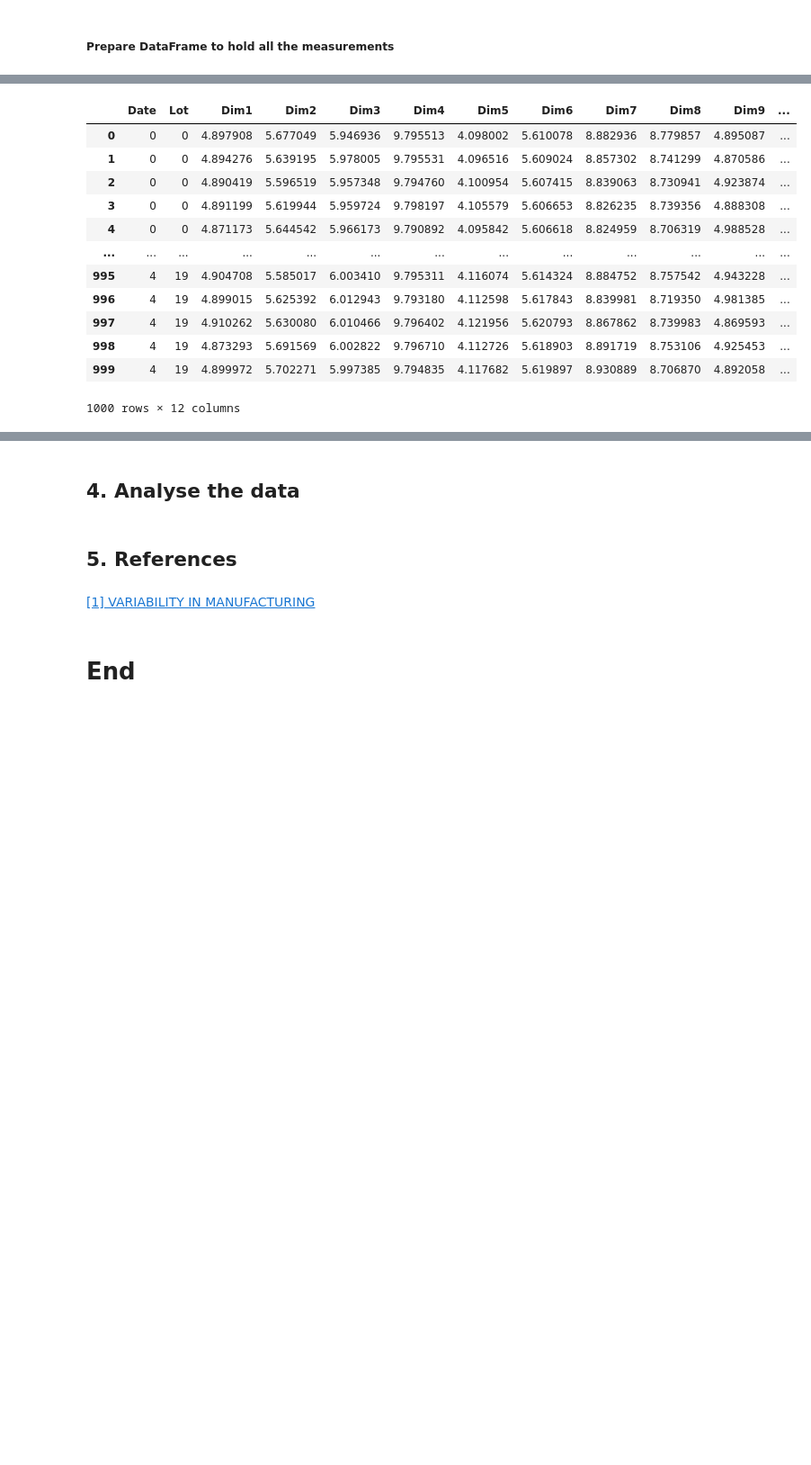
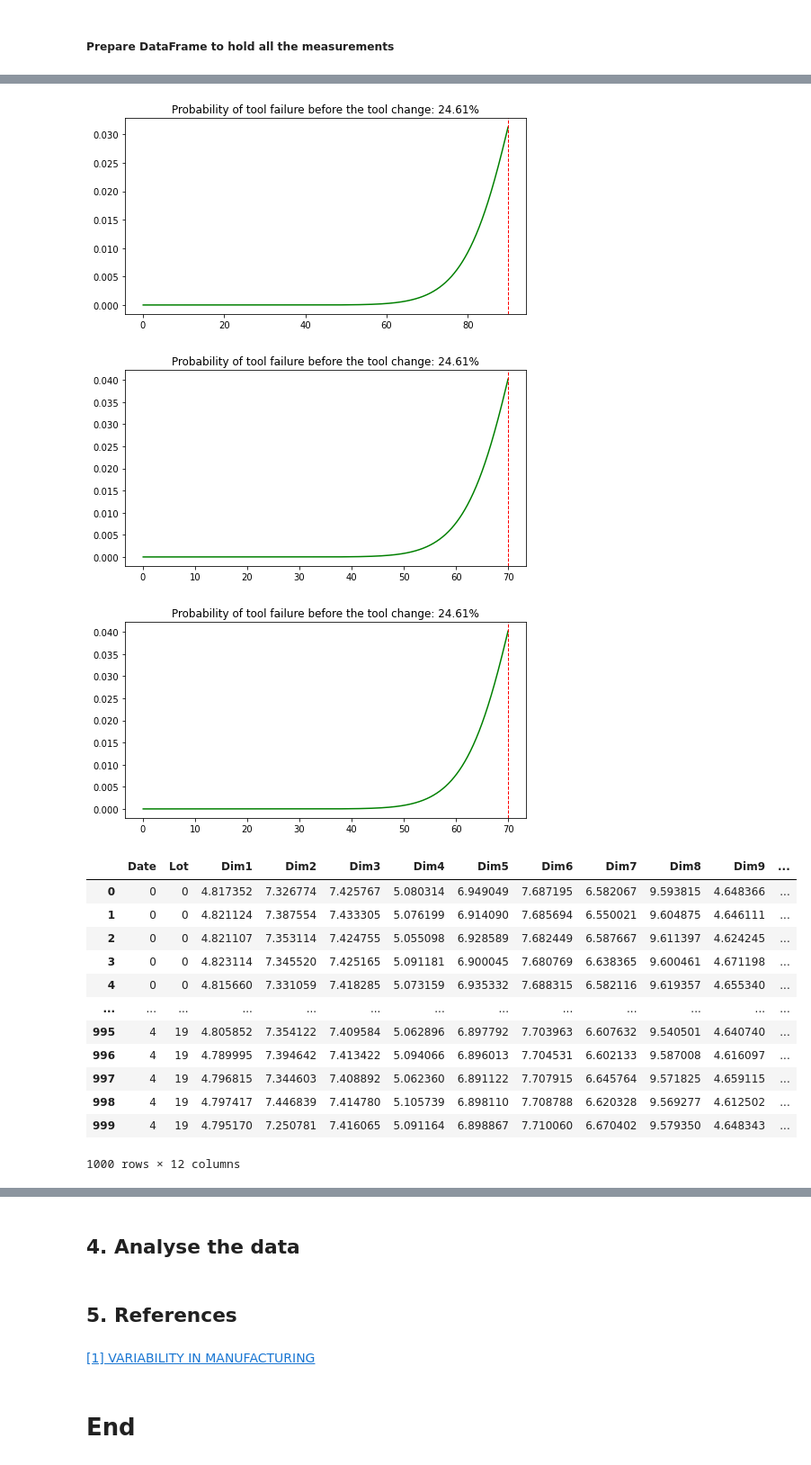
Before and after one commit to przemekbil/PfDA_2021_project, a Jupyter notebook: Project.ipynb, the cells around one changed output, grey strips where cells are left out. Shown at 90% size. Saved outputs shown, nothing was run; the diff lists cells and outputs as text; code cells hidden in the pictures; blank space fills up the shorter version.

```diff
--- a/Project.ipynb
+++ b/Project.ipynb
@@ -543,5 +554,25 @@ dim_def['USL'] = dim_def['Nominal']+dim_def['tolerance']
 
 dim_def['Cp'] = rng.normal(2, 0.5, n_dim)
 
+# number of parts made by single tool will be pooled from natural numbers between 1 and 9:
+dim_def['lots_per_tool'] = rng.choice(range(1,10), n_dim)
+
+# tool lolerance will be randomly selected from th efollowing list:
+dim_def['tool_tol '] = rng.choice([0.01, 0.02, 0.04], n_dim)
+
+# max tool wear per tool
+dim_def['max_tool_wear'] = rng.choice([0.01, 0.02, 0.04], n_dim)
+
+
+
+
+
+# Tool failure probability from Webul distribution
+a = 12
+dim_def['tool_weibul_a'] = a
+dim_def['tool_weibul_loc'] = parts_in_lot * dim_def['lots_per_tool'] * 0.1
+dim_def['tool_weibul_scale'] = parts_in_lot * dim_def['lots_per_tool']
+dim_def['tool_failure_prob'] = weibull_min.cdf(parts_in_lot * dim_def['lots_per_tool'], a, loc=dim_def['tool_weibul_loc'], scale=dim_def['tool_weibul_scale'])
+
 dim_def
 # %% [output]
@@ -596,6 +616,17 @@ for row, index in dim_def.iterrows():
     mean = index[0]
     tol = index[1] * 2
     cp = index[4]
+    # Tool parameters:
+    lots_per_tool = int(index[5])
+    tool_tol = index[6]
+    max_tool_wear = index[7]
+    # Tool failure Weibull distribution parameters
+    # Shape parameter
+    a = index[8]
+    # scale parameter
+    mu = index[9]
+    # location parameter
+    lam = index[10]
 
     # Simulate the effect of proces not being centered at the nominal
     # The mean of such process would be pooled from normal distribution:
@@ -622,17 +653,8 @@ for row, index in dim_def.iterrows():
 
     #ADD TOOL CHANGE VARIATION and EFFECT OF A TOOL WEAR
 
-    # number of parts made by single tool will be pooled from natural numbers between 1 and 9:
-    lots_per_tool = rng.choice(range(1,10))
-    # tool lolerance will be randomly selected from th efollowing list:
-    tool_tol = rng.choice([0.01, 0.02, 0.04])
-
-    # Tool wear parameters
-    max_tool_wear = rng.choice([0.01, 0.02, 0.04])
     # Calculate the tool wear assuming linear tool-wear model
     inc_wear = max_tool_wear/(nr_in_lot * lots_per_tool)
-
-
 
     # Distribution of changes in tool sizes will be pooled from uniform distribution from interval -tool_tol to 0
     nr_of_tools = int(np.ceil(nr_lots * n_days/lots_per_tool))
@@ -653,6 +675,21 @@ for row, index in dim_def.iterrows():
                 break
 
 
+    # ADD EFFECT OF EARLY TOOL FAILURE
+
+
+    # Round down to the nearest integer
+    tool_life = np.floor(weibull_min.rvs(a, loc=mu, scale=lam, size=nr_of_tools))
+
+    # define the x axis of the plot
+    x = np.arange(1, 1000.)/1000. * parts_in_lot * lots_per_tool
+
+    y = weibull_min.pdf(x, index[8], loc=index[9], scale=index[10])
+    plt.plot(x, y, color='green', label='Scaled cdf')
+    plt.title('Probability of tool failure before the tool change: {:.2%}'.format(index[11]))
+    plt.axvline(nr_in_lot * lots_per_tool, color='r', linestyle='dashed', linewidth=1)
+    plt.show()
+
     # ADD EFFECT OF COMMON CAUSES VARIATION AND ALL SPECIAL CAUSES
 
     # Create a 'measured' column by adding a batch-to-batch variation to the base ccv dimensions
@@ -665,15 +709,18 @@ all_dims
+[figure, added]
+[figure, added]
+[figure, added]
 |  | Date | Lot | Dim1 | Dim2 | Dim3 | Dim4 | Dim5 | Dim6 | Dim7 | Dim8 | Dim9 | ... |
-| 0 | 0 | 0 | 4.897908 | 5.677049 | 5.946936 | 9.795513 | 4.098002 | 5.610078 | 8.882936 | 8.779857 | 4.895087 | ... |
-| 1 | 0 | 0 | 4.894276 | 5.639195 | 5.978005 | 9.795531 | 4.096516 | 5.609024 | 8.857302 | 8.741299 | 4.870586 | ... |
-| 2 | 0 | 0 | 4.890419 | 5.596519 | 5.957348 | 9.794760 | 4.100954 | 5.607415 | 8.839063 | 8.730941 | 4.923874 | ... |
-| 3 | 0 | 0 | 4.891199 | 5.619944 | 5.959724 | 9.798197 | 4.105579 | 5.606653 | 8.826235 | 8.739356 | 4.888308 | ... |
-| 4 | 0 | 0 | 4.871173 | 5.644542 | 5.966173 | 9.790892 | 4.095842 | 5.606618 | 8.824959 | 8.706319 | 4.988528 | ... |
+| 0 | 0 | 0 | 4.817352 | 7.326774 | 7.425767 | 5.080314 | 6.949049 | 7.687195 | 6.582067 | 9.593815 | 4.648366 | ... |
+| 1 | 0 | 0 | 4.821124 | 7.387554 | 7.433305 | 5.076199 | 6.914090 | 7.685694 | 6.550021 | 9.604875 | 4.646111 | ... |
+| 2 | 0 | 0 | 4.821107 | 7.353114 | 7.424755 | 5.055098 | 6.928589 | 7.682449 | 6.587667 | 9.611397 | 4.624245 | ... |
+| 3 | 0 | 0 | 4.823114 | 7.345520 | 7.425165 | 5.091181 | 6.900045 | 7.680769 | 6.638365 | 9.600461 | 4.671198 | ... |
+| 4 | 0 | 0 | 4.815660 | 7.331059 | 7.418285 | 5.073159 | 6.935332 | 7.688315 | 6.582116 | 9.619357 | 4.655340 | ... |
 | ... | ... | ... | ... | ... | ... | ... | ... | ... | ... | ... | ... | ... |
-| 995 | 4 | 19 | 4.904708 | 5.585017 | 6.003410 | 9.795311 | 4.116074 | 5.614324 | 8.884752 | 8.757542 | 4.943228 | ... |
-| 996 | 4 | 19 | 4.899015 | 5.625392 | 6.012943 | 9.793180 | 4.112598 | 5.617843 | 8.839981 | 8.719350 | 4.981385 | ... |
-| 997 | 4 | 19 | 4.910262 | 5.630080 | 6.010466 | 9.796402 | 4.121956 | 5.620793 | 8.867862 | 8.739983 | 4.869593 | ... |
-| 998 | 4 | 19 | 4.873293 | 5.691569 | 6.002822 | 9.796710 | 4.112726 | 5.618903 | 8.891719 | 8.753106 | 4.925453 | ... |
-| 999 | 4 | 19 | 4.899972 | 5.702271 | 5.997385 | 9.794835 | 4.117682 | 5.619897 | 8.930889 | 8.706870 | 4.892058 | ... |
+| 995 | 4 | 19 | 4.805852 | 7.354122 | 7.409584 | 5.062896 | 6.897792 | 7.703963 | 6.607632 | 9.540501 | 4.640740 | ... |
+| 996 | 4 | 19 | 4.789995 | 7.394642 | 7.413422 | 5.094066 | 6.896013 | 7.704531 | 6.602133 | 9.587008 | 4.616097 | ... |
+| 997 | 4 | 19 | 4.796815 | 7.344603 | 7.408892 | 5.062360 | 6.891122 | 7.707915 | 6.645764 | 9.571825 | 4.659115 | ... |
+| 998 | 4 | 19 | 4.797417 | 7.446839 | 7.414780 | 5.105739 | 6.898110 | 7.708788 | 6.620328 | 9.569277 | 4.612502 | ... |
+| 999 | 4 | 19 | 4.795170 | 7.250781 | 7.416065 | 5.091164 | 6.898867 | 7.710060 | 6.670402 | 9.579350 | 4.648343 | ... |
 1000 rows × 12 columns
 # %%
 # Show all the dimensions distribution on histogram with LSL and USL marked
```
Also changed, not shown: parts of 19 cells of this notebook.
